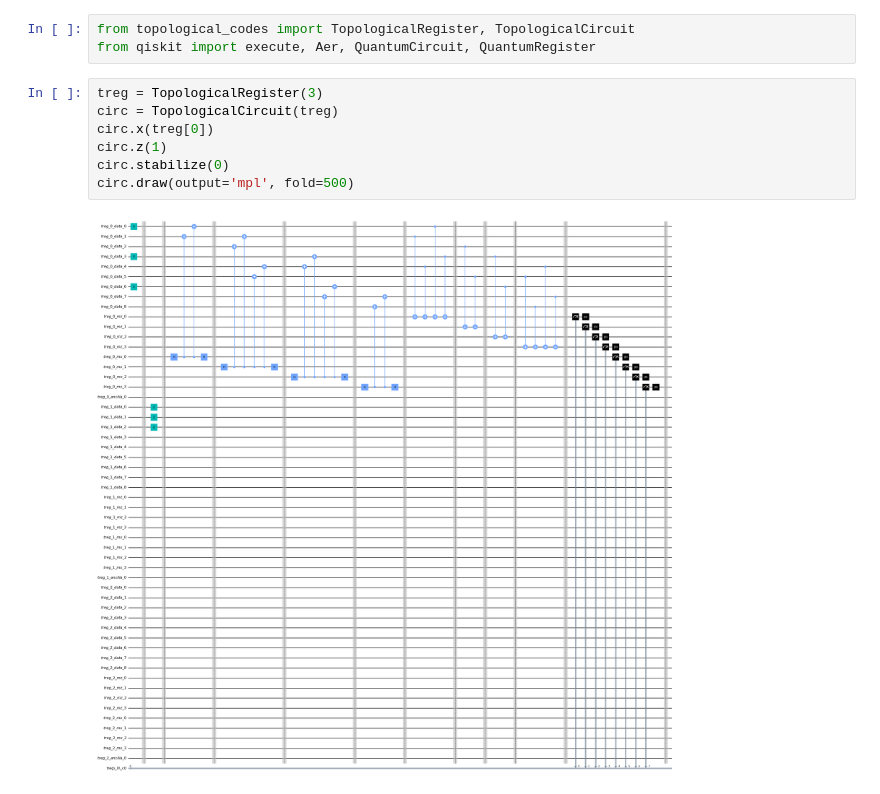
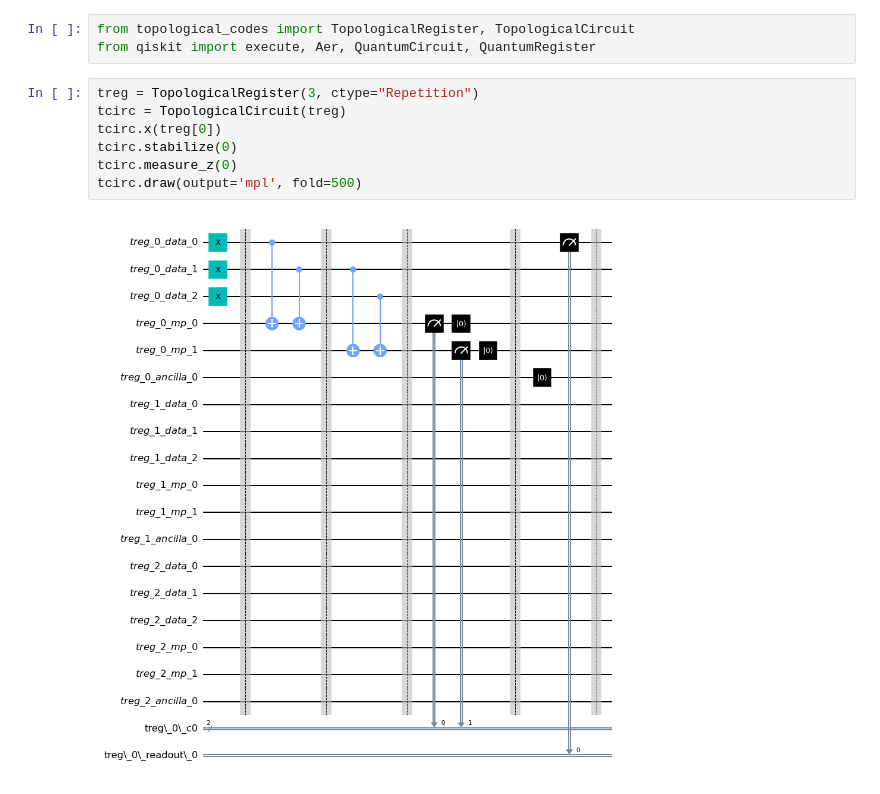
Before and after one commit to yaleqc/qtcodes, a Jupyter notebook: tutorials/tcirc/1-circuits.ipynb, the cells around one changed output. Drawn from its saved outputs; the diff is of its cells as text.

```diff
--- a/tutorials/tcirc/1-circuits.ipynb
+++ b/tutorials/tcirc/1-circuits.ipynb
@@ -8,11 +8,11 @@ sys.path.insert(0, "../../")
 from topological_codes import TopologicalRegister, TopologicalCircuit
 from qiskit import execute, Aer, QuantumCircuit, QuantumRegister
 # %%
-treg = TopologicalRegister(3)
-circ = TopologicalCircuit(treg)
-circ.x(treg[0])
-circ.z(1)
-circ.stabilize(0)
-circ.draw(output='mpl', fold=500)
+treg = TopologicalRegister(3, ctype="Repetition")
+tcirc = TopologicalCircuit(treg)
+tcirc.x(treg[0])
+tcirc.stabilize(0)
+tcirc.measure_z(0)
+tcirc.draw(output='mpl', fold=500)
 # %% [output]
-[figure, old version]
+[figure, new version]
```
Also changed, not shown: parts of 3 cells of this notebook, 20 other files.
